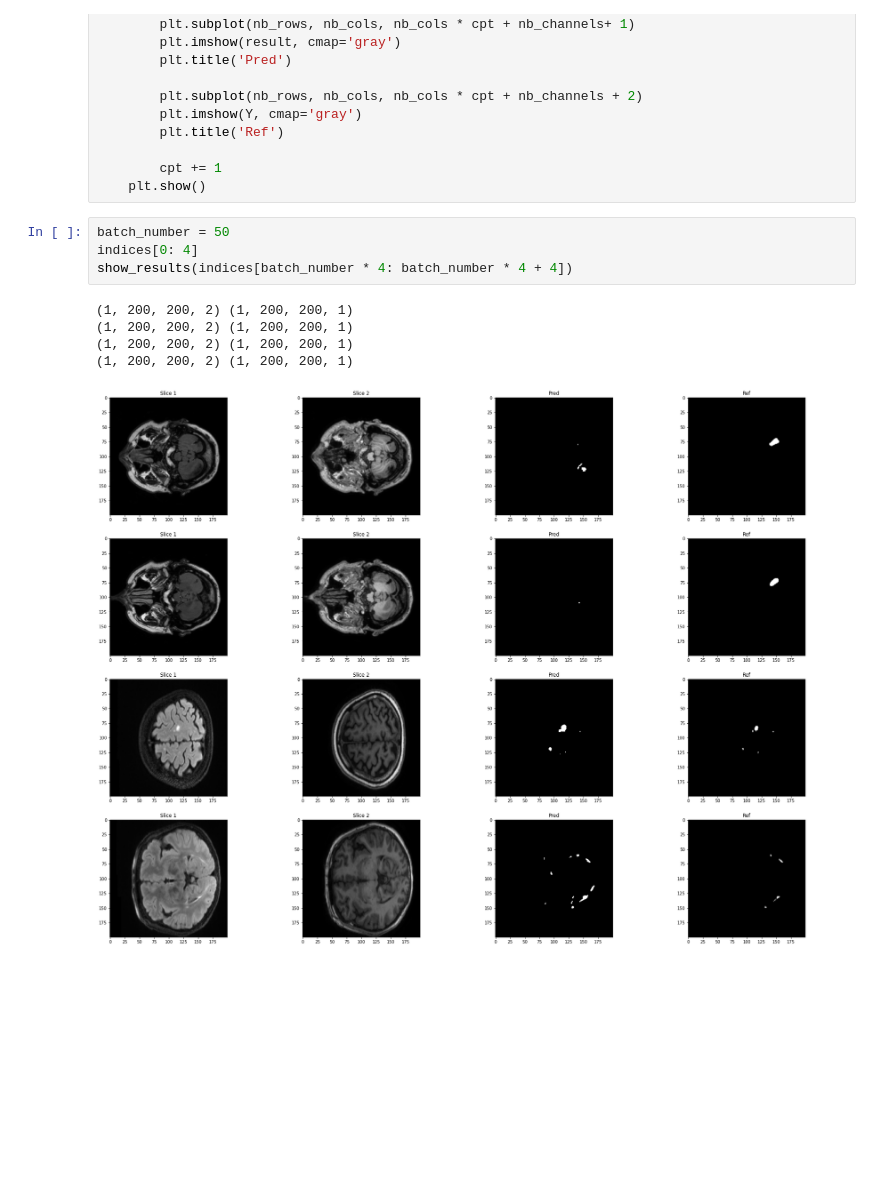
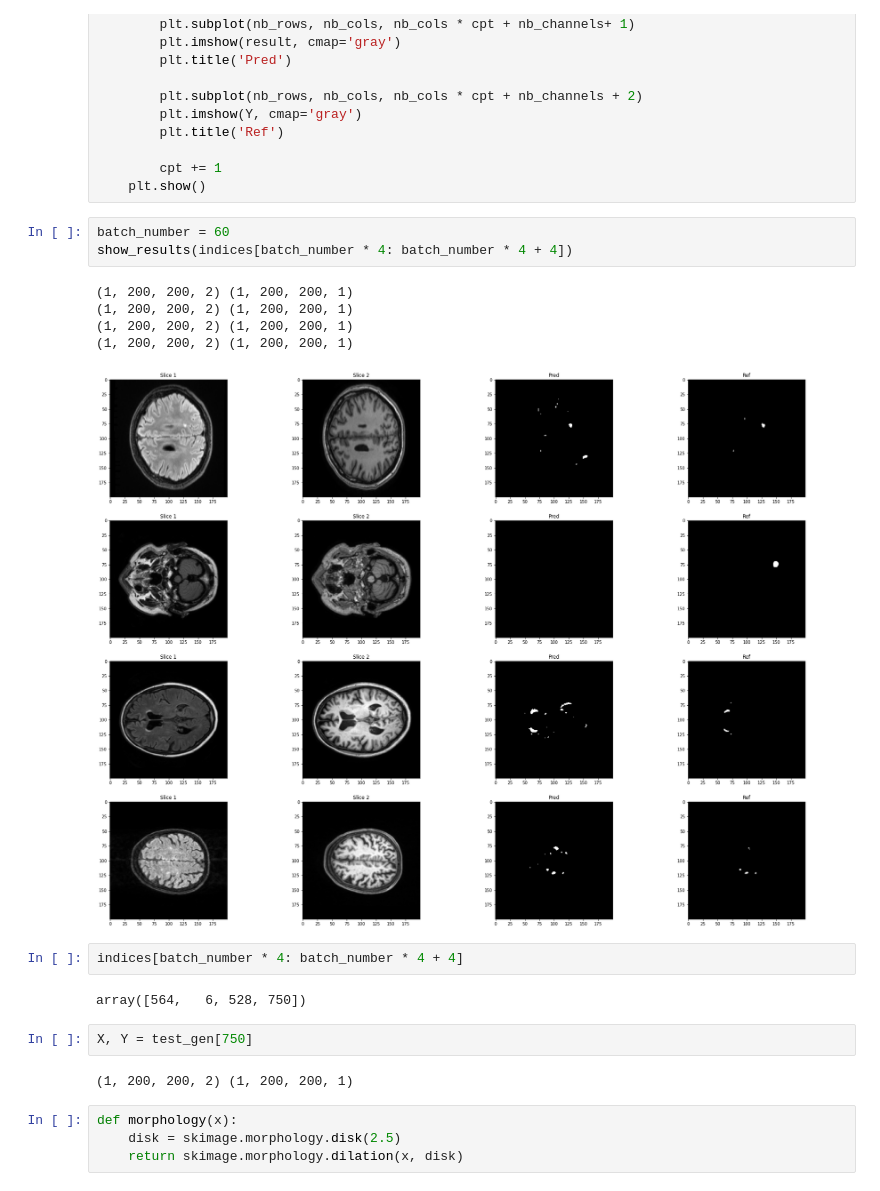
Before and after one commit to davidchen9830/wmh_challenge_segmentation, a Jupyter notebook: models/2d/test_model.ipynb, the cells around one changed output. Saved outputs shown, nothing was run; the diff lists cells and outputs as text; blank space fills up the shorter version.

```diff
--- a/models/2d/test_model.ipynb
+++ b/models/2d/test_model.ipynb
@@ -132,12 +136,23 @@ def show_results(images, nb_channels=2):
         cpt += 1
     plt.show()
 # %%
-batch_number = 50
-indices[0: 4]
+batch_number = 60
 show_results(indices[batch_number * 4: batch_number * 4 + 4])
 # %% [output]
 (1, 200, 200, 2) (1, 200, 200, 1)
 (1, 200, 200, 2) (1, 200, 200, 1)
 (1, 200, 200, 2) (1, 200, 200, 1)
 (1, 200, 200, 2) (1, 200, 200, 1)
-[figure, old version]
+[figure, new version]
+# %%
+indices[batch_number * 4: batch_number * 4 + 4]
+# %% [output]
+array([564,   6, 528, 750])
+# %%
+X, Y = test_gen[750]
+# %% [output]
+(1, 200, 200, 2) (1, 200, 200, 1)
+# %%
+def morphology(x):
+    disk = skimage.morphology.disk(2.5)
+    return skimage.morphology.dilation(x, disk)
```
Also changed, not shown: parts of 9 cells of this notebook, 2 other files.
